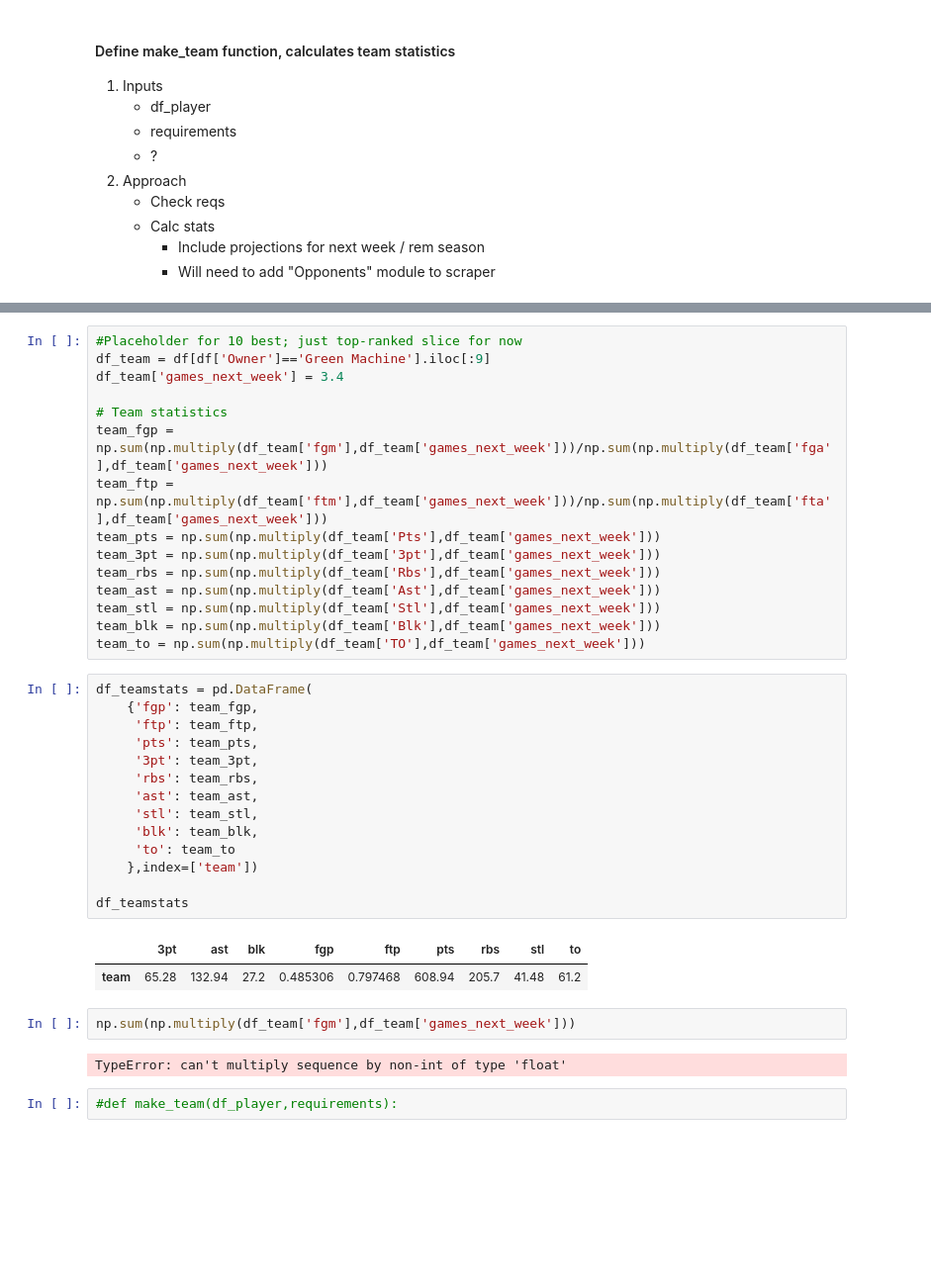
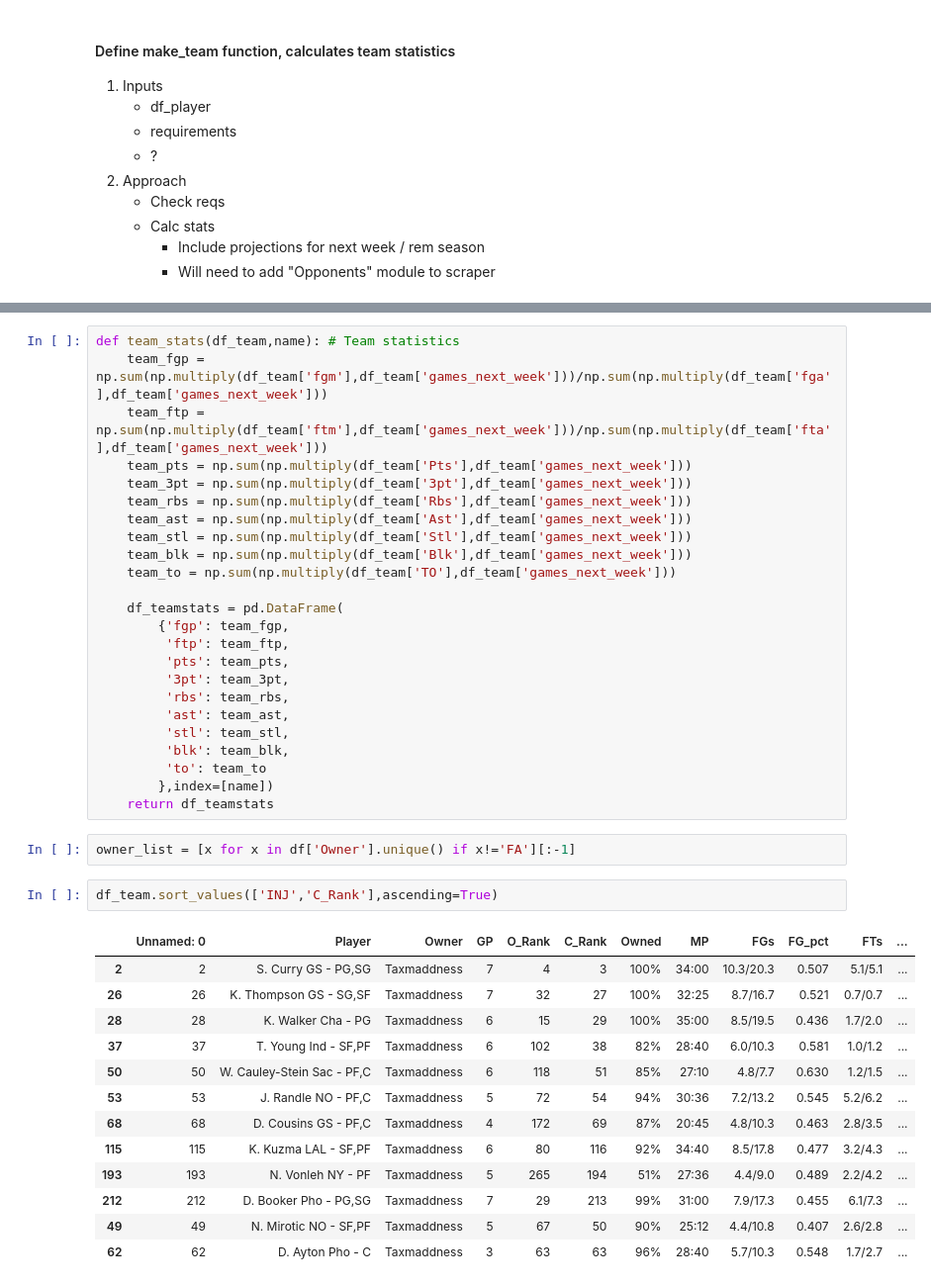
Before and after one commit to flint-hasset/first_scraper, a Jupyter notebook: Bball Teambuilder.ipynb, the cells around one changed output, grey strips where cells are left out. Shown at 99% size. Drawn from its saved outputs; the diff is of its cells as text; blank space fills up the shorter version.

```diff
--- a/Bball Teambuilder.ipynb
+++ b/Bball Teambuilder.ipynb
@@ -48,38 +82,42 @@ bench = 2
 # %%
-#Placeholder for 10 best; just top-ranked slice for now
-df_team = df[df['Owner']=='Green Machine'].iloc[:9]
-df_team['games_next_week'] = 3.4
+def team_stats(df_team,name): # Team statistics
+    team_fgp = np.sum(np.multiply(df_team['fgm'],df_team['games_next_week']))/np.sum(np.multiply(df_team['fga'],df_team['games_next_week']))
+    team_ftp = np.sum(np.multiply(df_team['ftm'],df_team['games_next_week']))/np.sum(np.multiply(df_team['fta'],df_team['games_next_week']))
+    team_pts = np.sum(np.multiply(df_team['Pts'],df_team['games_next_week']))
+    team_3pt = np.sum(np.multiply(df_team['3pt'],df_team['games_next_week']))
+    team_rbs = np.sum(np.multiply(df_team['Rbs'],df_team['games_next_week']))
+    team_ast = np.sum(np.multiply(df_team['Ast'],df_team['games_next_week']))
+    team_stl = np.sum(np.multiply(df_team['Stl'],df_team['games_next_week']))
+    team_blk = np.sum(np.multiply(df_team['Blk'],df_team['games_next_week']))
+    team_to = np.sum(np.multiply(df_team['TO'],df_team['games_next_week']))
 
-# Team statistics
-team_fgp = np.sum(np.multiply(df_team['fgm'],df_team['games_next_week']))/np.sum(np.multiply(df_team['fga'],df_team['games_next_week']))
-team_ftp = np.sum(np.multiply(df_team['ftm'],df_team['games_next_week']))/np.sum(np.multiply(df_team['fta'],df_team['games_next_week']))
-team_pts = np.sum(np.multiply(df_team['Pts'],df_team['games_next_week']))
-team_3pt = np.sum(np.multiply(df_team['3pt'],df_team['games_next_week']))
-team_rbs = np.sum(np.multiply(df_team['Rbs'],df_team['games_next_week']))
-team_ast = np.sum(np.multiply(df_team['Ast'],df_team['games_next_week']))
-team_stl = np.sum(np.multiply(df_team['Stl'],df_team['games_next_week']))
-team_blk = np.sum(np.multiply(df_team['Blk'],df_team['games_next_week']))
-team_to = np.sum(np.multiply(df_team['TO'],df_team['games_next_week']))
+    df_teamstats = pd.DataFrame(
+        {'fgp': team_fgp,
+         'ftp': team_ftp,
+         'pts': team_pts,
+         '3pt': team_3pt,
+         'rbs': team_rbs,
+         'ast': team_ast,
+         'stl': team_stl,
+         'blk': team_blk,
+         'to': team_to
+        },index=[name])
+    return df_teamstats
-# %%
-df_teamstats = pd.DataFrame(
-    {'fgp': team_fgp,
-     'ftp': team_ftp,
-     'pts': team_pts,
-     '3pt': team_3pt,
-     'rbs': team_rbs,
-     'ast': team_ast,
-     'stl': team_stl,
-     'blk': team_blk,
-     'to': team_to
-    },index=['team'])
-
-df_teamstats
-# %% [output]
-|  | 3pt | ast | blk | fgp | ftp | pts | rbs | stl | to |
-| team | 65.28 | 132.94 | 27.2 | 0.485306 | 0.797468 | 608.94 | 205.7 | 41.48 | 61.2 |
-# %%
-np.sum(np.multiply(df_team['fgm'],df_team['games_next_week']))
-# %% [output]
-TypeError: can't multiply sequence by non-int of type 'float'
-# %%
-#def make_team(df_player,requirements):
+# %%
+owner_list = [x for x in df['Owner'].unique() if x!='FA'][:-1]
+# %%
+df_team.sort_values(['INJ','C_Rank'],ascending=True)
+# %% [output]
+|  | Unnamed: 0 | Player | Owner | GP | O_Rank | C_Rank | Owned | MP | FGs | FG_pct | FTs | ... |
+| 2 | 2 | S. Curry GS - PG,SG | Taxmaddness | 7 | 4 | 3 | 100% | 34:00 | 10.3/20.3 | 0.507 | 5.1/5.1 | ... |
+| 26 | 26 | K. Thompson GS - SG,SF | Taxmaddness | 7 | 32 | 27 | 100% | 32:25 | 8.7/16.7 | 0.521 | 0.7/0.7 | ... |
+| 28 | 28 | K. Walker Cha - PG | Taxmaddness | 6 | 15 | 29 | 100% | 35:00 | 8.5/19.5 | 0.436 | 1.7/2.0 | ... |
+| 37 | 37 | T. Young Ind - SF,PF | Taxmaddness | 6 | 102 | 38 | 82% | 28:40 | 6.0/10.3 | 0.581 | 1.0/1.2 | ... |
+| 50 | 50 | W. Cauley-Stein Sac - PF,C | Taxmaddness | 6 | 118 | 51 | 85% | 27:10 | 4.8/7.7 | 0.630 | 1.2/1.5 | ... |
+| 53 | 53 | J. Randle NO - PF,C | Taxmaddness | 5 | 72 | 54 | 94% | 30:36 | 7.2/13.2 | 0.545 | 5.2/6.2 | ... |
+| 68 | 68 | D. Cousins GS - PF,C | Taxmaddness | 4 | 172 | 69 | 87% | 20:45 | 4.8/10.3 | 0.463 | 2.8/3.5 | ... |
+| 115 | 115 | K. Kuzma LAL - SF,PF | Taxmaddness | 6 | 80 | 116 | 92% | 34:40 | 8.5/17.8 | 0.477 | 3.2/4.3 | ... |
+| 193 | 193 | N. Vonleh NY - PF | Taxmaddness | 5 | 265 | 194 | 51% | 27:36 | 4.4/9.0 | 0.489 | 2.2/4.2 | ... |
+| 212 | 212 | D. Booker Pho - PG,SG | Taxmaddness | 7 | 29 | 213 | 99% | 31:00 | 7.9/17.3 | 0.455 | 6.1/7.3 | ... |
+| 49 | 49 | N. Mirotic NO - SF,PF | Taxmaddness | 5 | 67 | 50 | 90% | 25:12 | 4.4/10.8 | 0.407 | 2.6/2.8 | ... |
+| 62 | 62 | D. Ayton Pho - C | Taxmaddness | 3 | 63 | 63 | 96% | 28:40 | 5.7/10.3 | 0.548 | 1.7/2.7 | ... |
```
Also changed, not shown: parts of 23 cells of this notebook.
